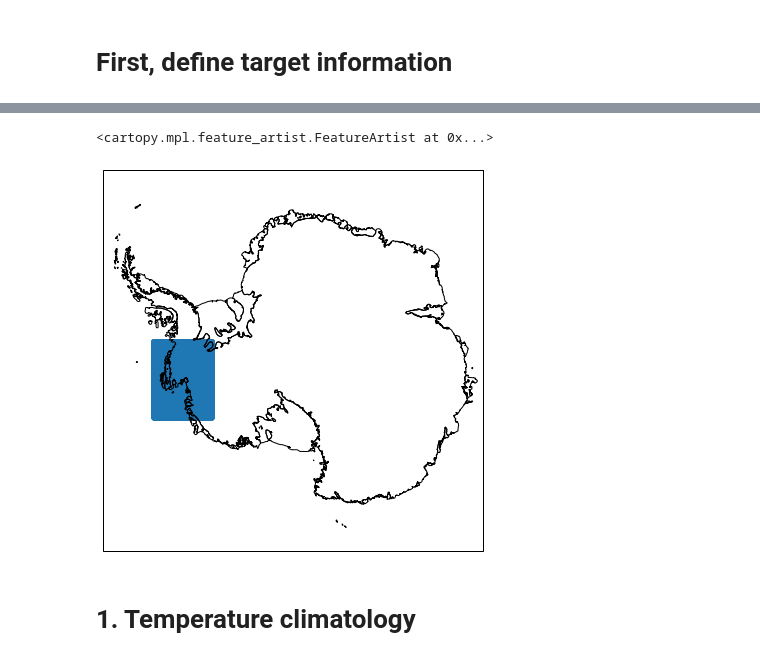
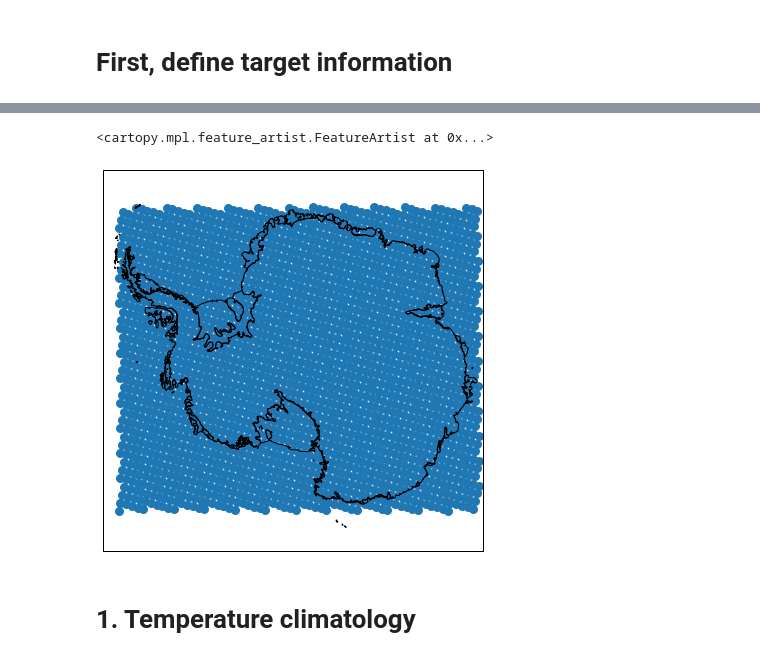
Before and after one commit to EricKeenan/mass-balance, a Jupyter notebook: notebooks/gather-inference-inputs.ipynb, the cells around one changed output, grey strips where cells are left out. Cells and saved outputs as stored; diff of their text form; code cells hidden in the pictures.

```diff
--- a/notebooks/gather-inference-inputs.ipynb
+++ b/notebooks/gather-inference-inputs.ipynb
@@ -93,15 +93,13 @@ def gaus_filter(vector, shape):
 # Lat/lon
 # tgt_lat = np.linspace(-65, 0, 2)
 # tgt_lon = np.repeat(-61.25, len(tgt_lat))
-tgt_lat, tgt_lon = np.loadtxt("IC2_lat_lon.txt", unpack=True)
-np.savetxt("inference_lat_lon.txt", np.transpose(np.stack([tgt_lat, tgt_lon])))
-np.transpose(np.stack([tgt_lat, tgt_lon]))
+tmp = np.load("IC2_lat_lon.npy"); tgt_lat = tmp[:,0]; tgt_lon = tmp[:,1]
 tgt_lat = xr.DataArray(tgt_lat, dims="points")
 tgt_lon = xr.DataArray(tgt_lon, dims="points")
+print(tgt_lat.shape)
 
 # Date
-# t0 = datetime.datetime(2019, 4, 2)
-# print(t0)
-tf = datetime.datetime(2019, 10, 2)
+tf = datetime.datetime(2020, 1, 1)
+# tf = datetime.datetime(2021, 12, 31)
 print(tf)
 # %% [output]
@@ -109,24 +108,24 @@ print(tf)
 # %%
 # Get coastlines
 df = gpd.read_file("/pl/active/nasa_smb/Data/ADD_Coastline_low_res_polygon.shp")
 crs_epsg = ccrs.SouthPolarStereo()
 df_epsg = df.to_crs(epsg='3031')
 
 # Generate figure
 fig, axs = plt.subplots(1, 1, subplot_kw={'projection': crs_epsg},
                         figsize=(7, 7))
 
 # Plot sites
-plt.scatter(tgt_lon, tgt_lat, linewidth=3, transform=ccrs.PlateCarree())
+plt.scatter(tgt_lon[::10000], tgt_lat[::10000], linewidth=3, transform=ccrs.PlateCarree())
 
 
 # Plot coastlines
 axs.set_extent((-180, 180, -90, -65), ccrs.PlateCarree())
 axs.add_geometries(df_epsg['geometry'], crs=crs_epsg,
                       facecolor='none', edgecolor='black')
 # %% [output]
 <cartopy.mpl.feature_artist.FeatureArtist at 0x...>
-[figure, old version]
+[figure, new version]
 # %% [markdown]
 # 1. Temperature climatology
 # %%
```
Also changed, not shown: parts of 4 cells of this notebook, 4 other files.
